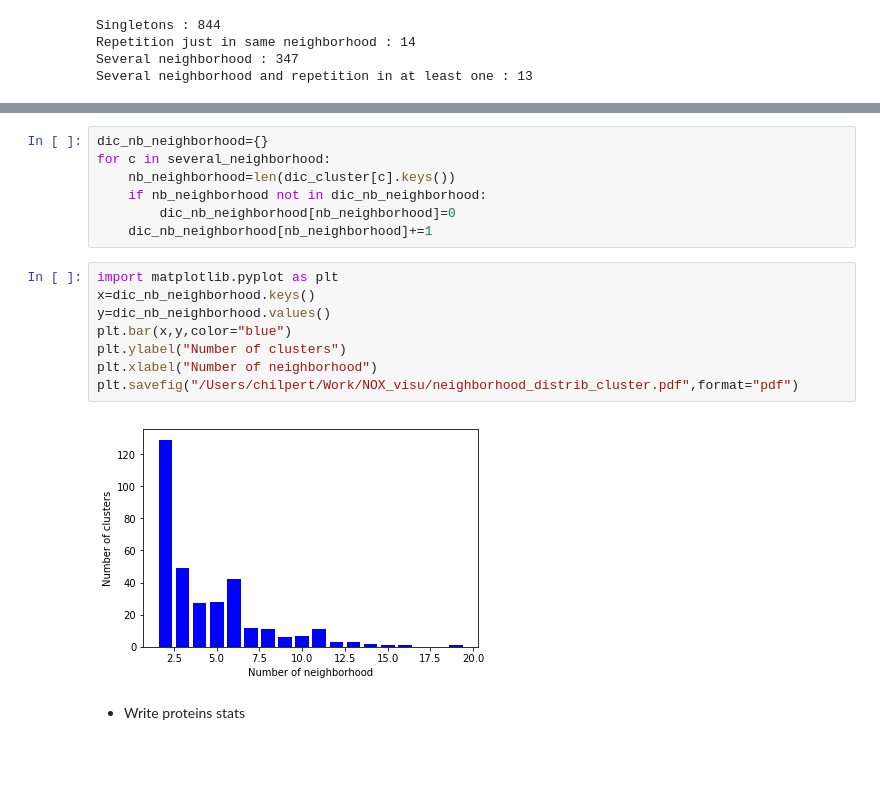
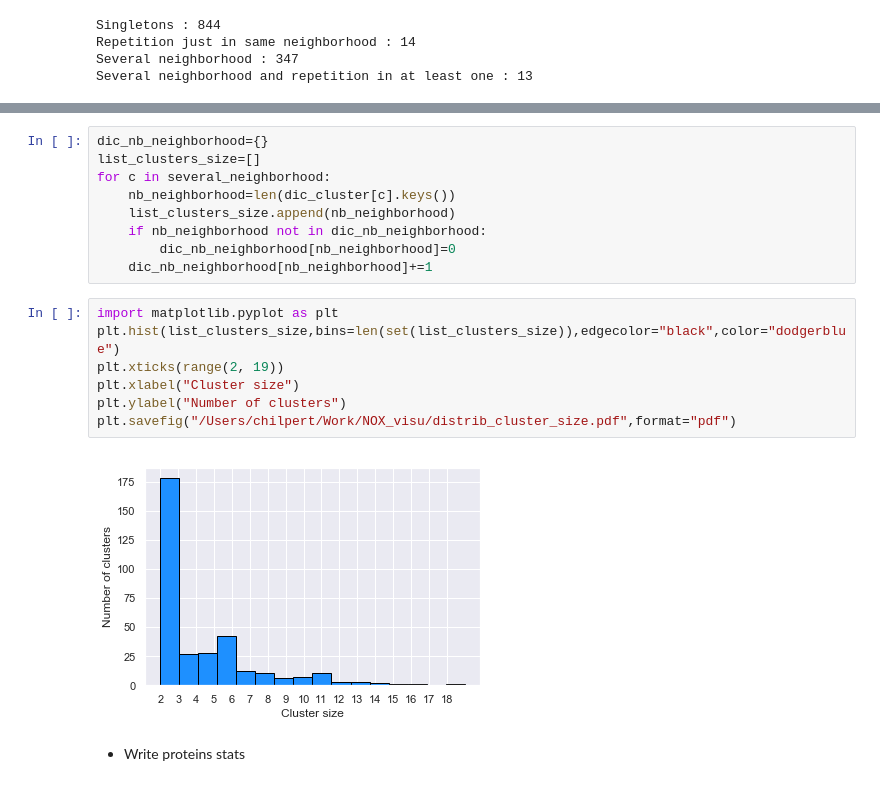
Before and after one commit to MMSB-MOBI/NOX_analysis, a Jupyter notebook: notebook/Neighborhood_analysis.ipynb, the cells around one changed output, grey strips where cells are left out. Drawn from its saved outputs; the diff is of its cells as text; blank space fills up the shorter version.

Commit message:
change graphical parameters

```diff
--- a/notebook/Neighborhood_analysis.ipynb
+++ b/notebook/Neighborhood_analysis.ipynb
@@ -274,20 +277,21 @@ print(several_rep,"Repetition")
 # %%
 dic_nb_neighborhood={}
+list_clusters_size=[]
 for c in several_neighborhood:
     nb_neighborhood=len(dic_cluster[c].keys())
+    list_clusters_size.append(nb_neighborhood)
     if nb_neighborhood not in dic_nb_neighborhood:
         dic_nb_neighborhood[nb_neighborhood]=0
     dic_nb_neighborhood[nb_neighborhood]+=1
 # %%
 import matplotlib.pyplot as plt
-x=dic_nb_neighborhood.keys()
-y=dic_nb_neighborhood.values()
-plt.bar(x,y,color="blue")
+plt.hist(list_clusters_size,bins=len(set(list_clusters_size)),edgecolor="black",color="dodgerblue")
+plt.xticks(range(2, 19))
+plt.xlabel("Cluster size")
 plt.ylabel("Number of clusters")
-plt.xlabel("Number of neighborhood")
-plt.savefig("/Users/chilpert/Work/NOX_visu/neighborhood_distrib_cluster.pdf",format="pdf")
+plt.savefig("/Users/chilpert/Work/NOX_visu/distrib_cluster_size.pdf",format="pdf")
 # %% [output]
-[figure, old version]
+[figure, new version]
 # %% [markdown]
 * Write proteins stats
 # %%
```
Also changed, not shown: parts of 2 cells of this notebook, 1 other file.
